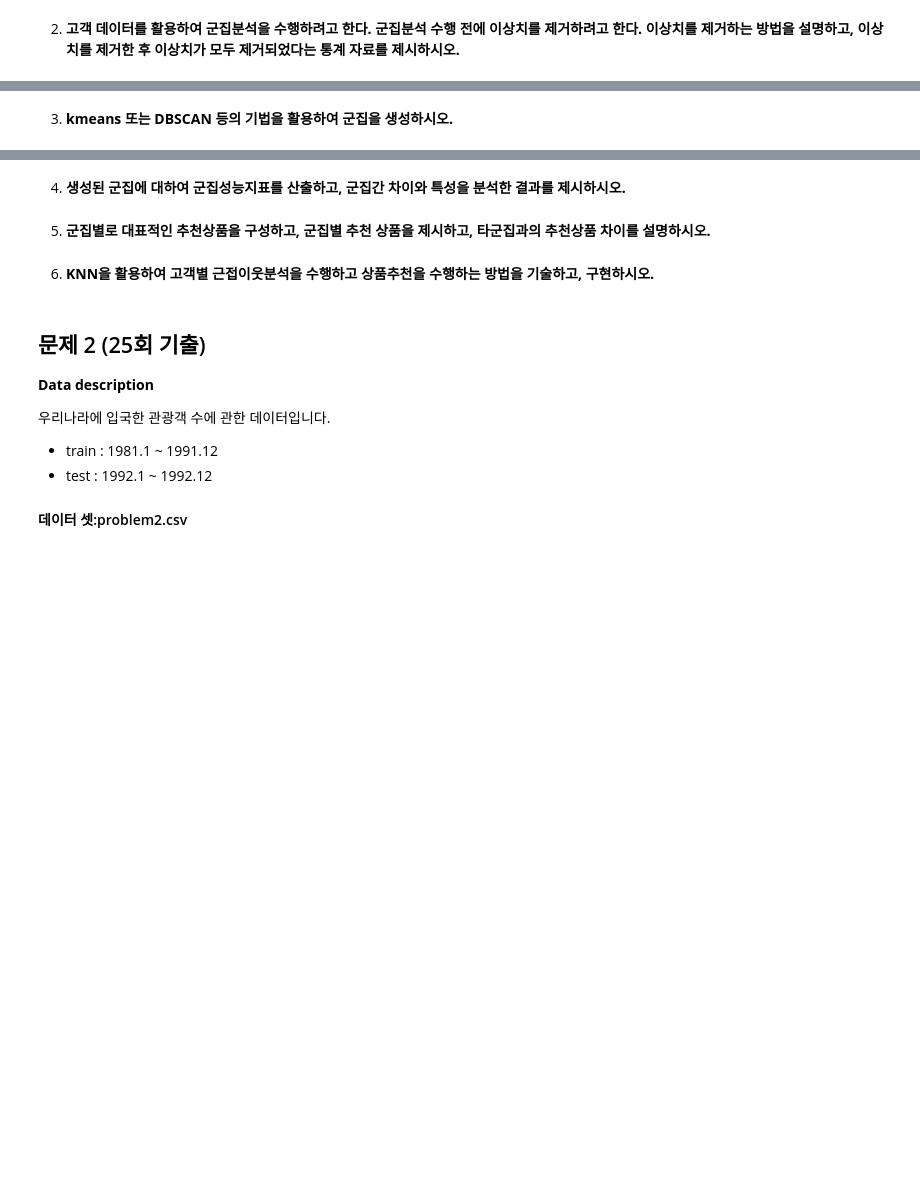
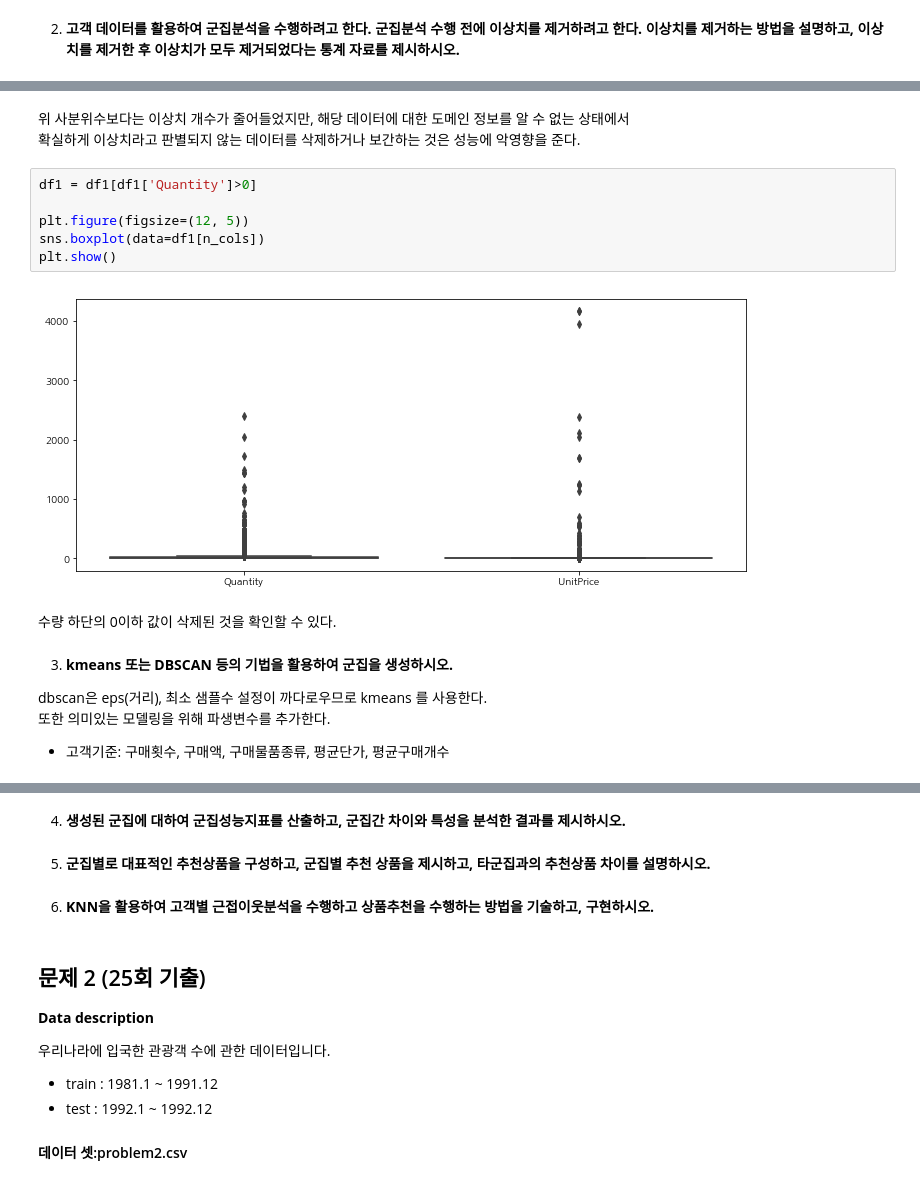
Before and after one commit to qiwerr1004/ADP_go, a Jupyter notebook: 26/ADP26_문제.ipynb, the cells around one changed output, grey strips where cells are left out. Drawn from its saved outputs; the diff is of its cells as text; blank space fills up the shorter version.

```diff
--- a/26/ADP26_문제.ipynb
+++ b/26/ADP26_문제.ipynb
@@ -29,2 +190,19 @@
+# %% [markdown]
+위 사분위수보다는 이상치 개수가 줄어들었지만, 해당 데이터에 대한 도메인 정보를 알 수 없는 상태에서
+확실하게 이상치라고 판별되지 않는 데이터를 삭제하거나 보간하는 것은 성능에 악영향을 준다.
+# %%
+df1 = df1[df1['Quantity']>0]
+
+plt.figure(figsize=(12, 5))
+sns.boxplot(data=df1[n_cols])
+plt.show()
+# %% [output]
+[figure, added]
+# %% [markdown]
+수량 하단의 0이하 값이 삭제된 것을 확인할 수 있다.
 # %% [markdown]
 3.  **kmeans 또는 DBSCAN 등의 기법을 활용하여 군집을 생성하시오.**
+
+dbscan은 eps(거리), 최소 샘플수 설정이 까다로우므로 kmeans 를 사용한다.
+또한 의미있는 모델링을 위해 파생변수를 추가한다.
+- 고객기준: 구매횟수, 구매액, 구매물품종류, 평균단가, 평균구매개수
```
Also changed, not shown: parts of 64 cells of this notebook.
